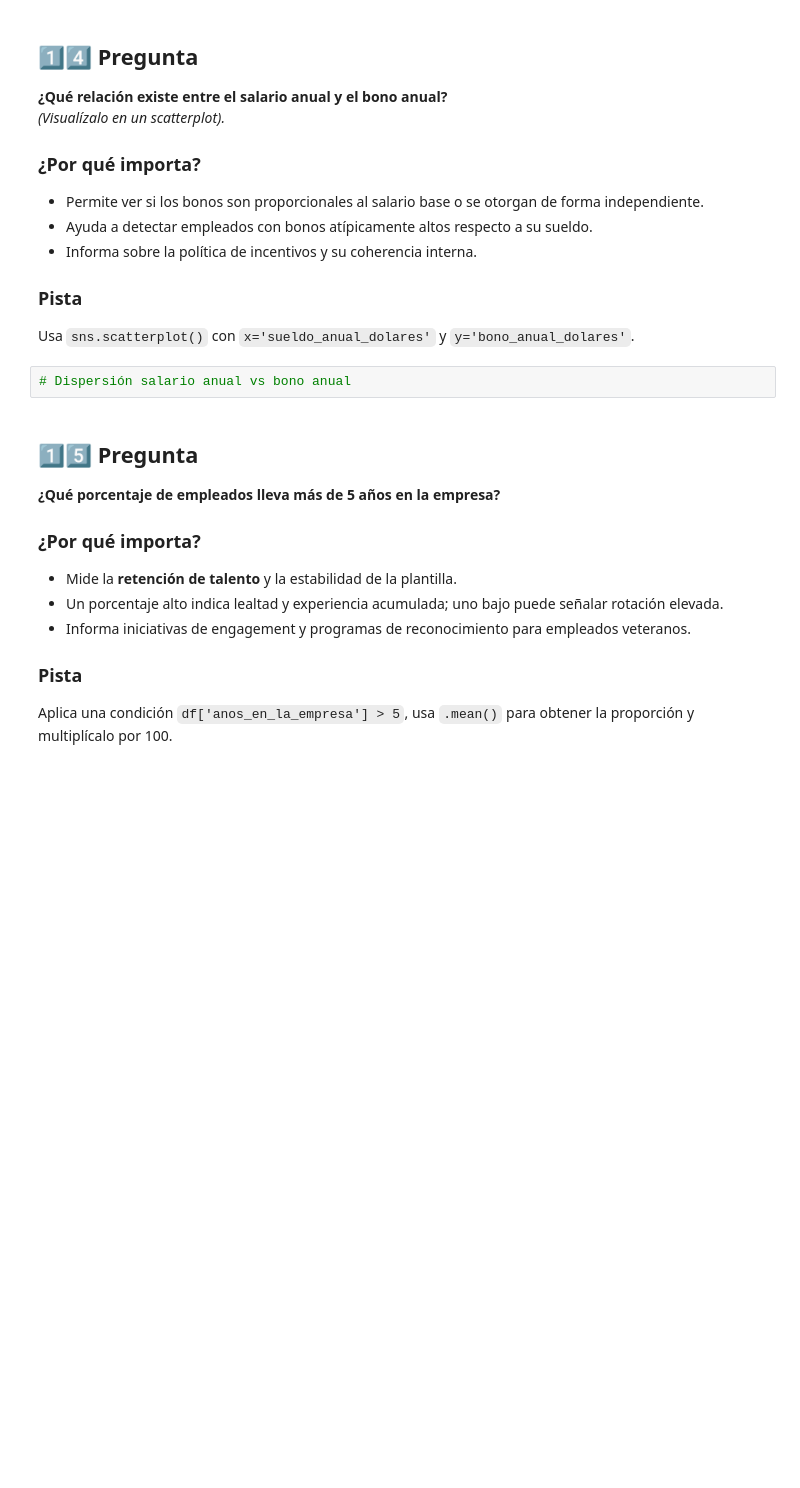
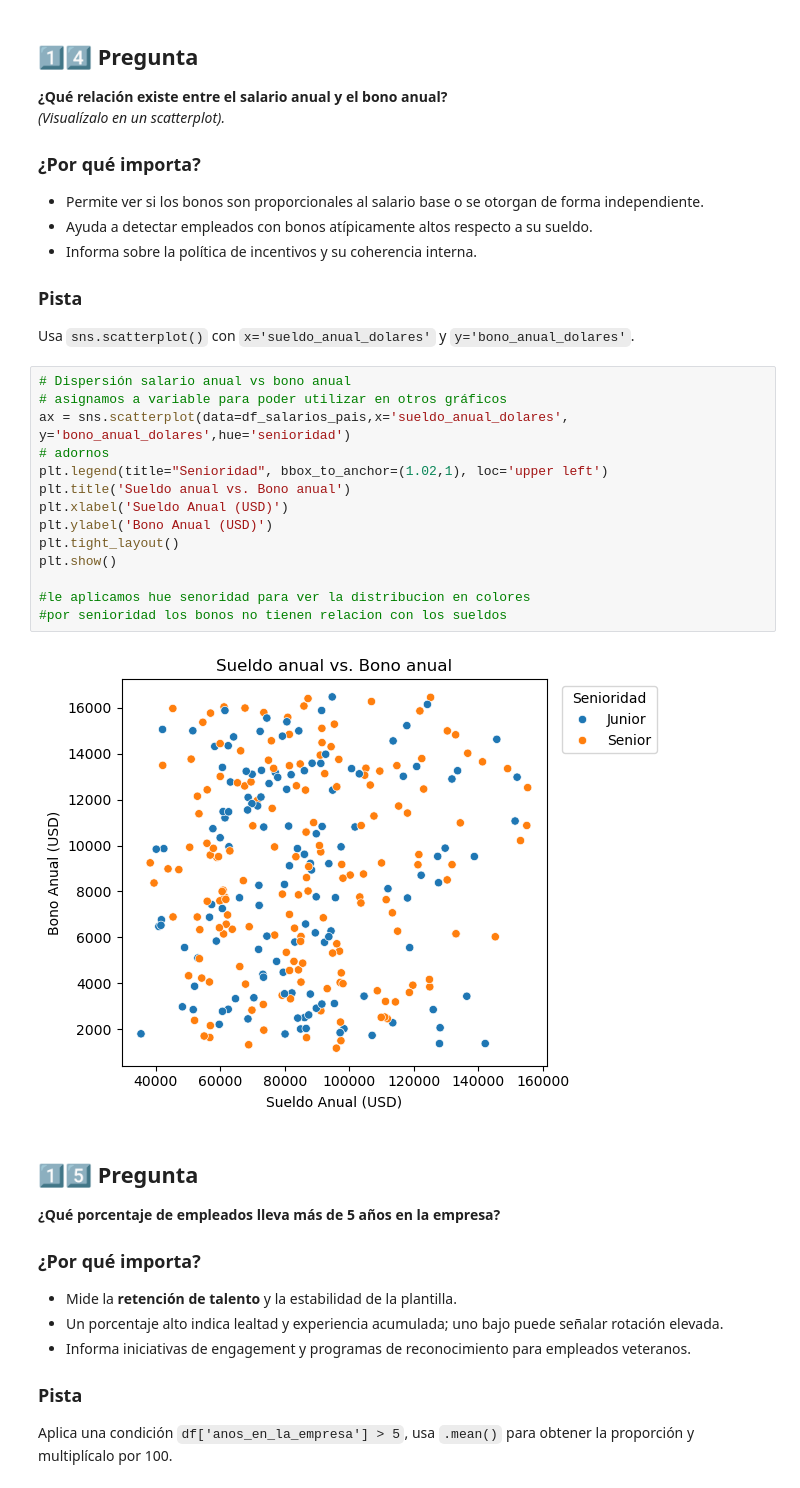
Before and after one commit to panregitt/pydatapanama-cursos, a Jupyter notebook: cursos/analisis_datos/notebooks/pyda_modulo04_fernandovillalobos.ipynb, the cells around one changed output. Saved outputs shown, nothing was run; the diff lists cells and outputs as text; blank space fills up the shorter version.

```diff
--- a/cursos/analisis_datos/notebooks/pyda_modulo04_fernandovillalobos.ipynb
+++ b/cursos/analisis_datos/notebooks/pyda_modulo04_fernandovillalobos.ipynb
@@ -331,6 +367,20 @@ Crea una tabla pivote con `index='pais'`, `columns='senioridad'` y `values='comp
 Usa `sns.scatterplot()` con `x='sueldo_anual_dolares'` y `y='bono_anual_dolares'`.
 # %%
 # Dispersión salario anual vs bono anual
+# asignamos a variable para poder utilizar en otros gráficos
+ax = sns.scatterplot(data=df_salarios_pais,x='sueldo_anual_dolares', y='bono_anual_dolares',hue='senioridad')
+# adornos
+plt.legend(title="Senioridad", bbox_to_anchor=(1.02,1), loc='upper left')
+plt.title('Sueldo anual vs. Bono anual')
+plt.xlabel('Sueldo Anual (USD)')
+plt.ylabel('Bono Anual (USD)')
+plt.tight_layout()
+plt.show()
+
+#le aplicamos hue senoridad para ver la distribucion en colores
+#por senioridad los bonos no tienen relacion con los sueldos
+# %% [output]
+[figure, added]
 # %% [markdown]
 ## 1️⃣5️⃣ Pregunta
 **¿Qué porcentaje de empleados lleva más de 5 años en la empresa?**
```
Also changed, not shown: parts of 14 cells of this notebook.
